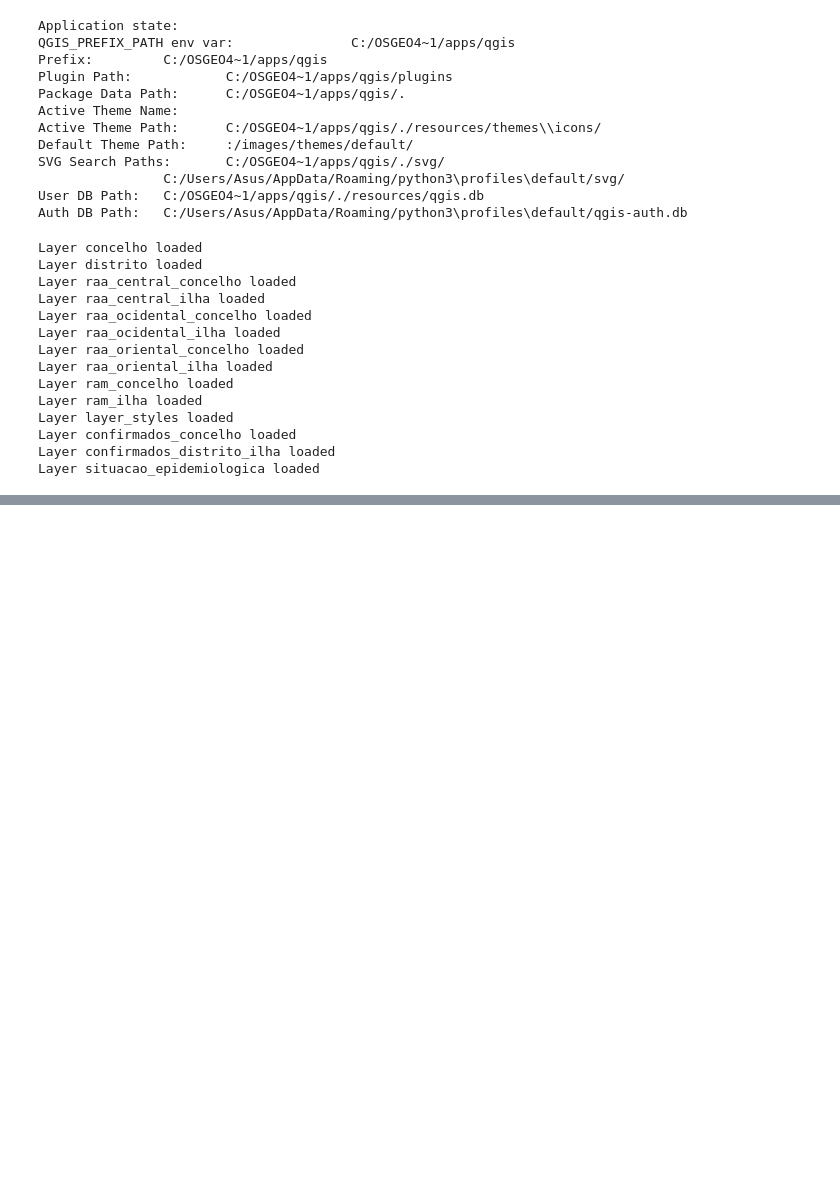
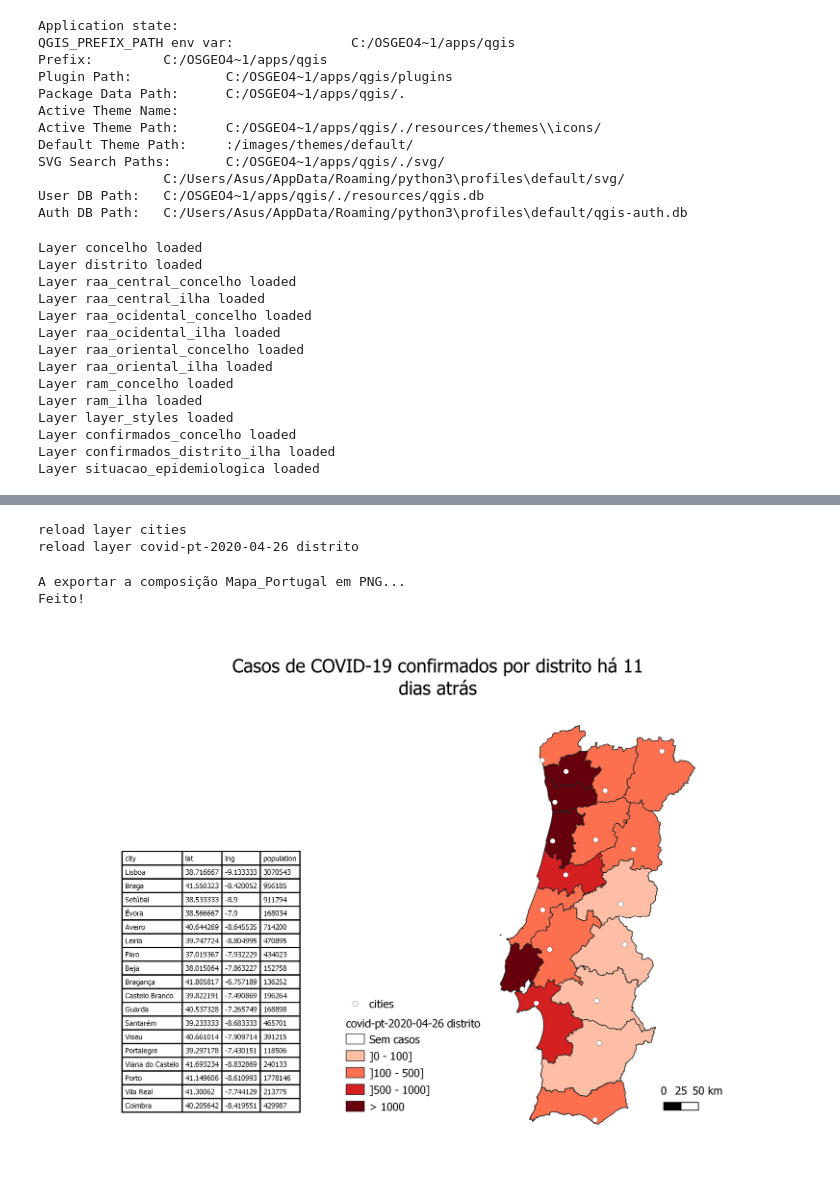
Before and after one commit to adolfothedias/Cartografia, a Jupyter notebook: Cartografia.ipynb, the cells around one changed output, grey strips where cells are left out. Saved outputs shown, nothing was run; the diff lists cells and outputs as text; code cells hidden in the pictures; blank space fills up the shorter version.

```diff
--- a/Cartografia.ipynb
+++ b/Cartografia.ipynb
@@ -130,0 +144,34 @@ for i in frame:
+# %%
+projectName = 'portugal_cases.qgz'
+project = QgsProject.instance()
+project.read(projectName)
+for layer in QgsProject.instance().mapLayers().values():
+    print('reload layer {}'.format( layer.name() ))
+    layer.reload()
+# %% [output]
+reload layer cities
+reload layer covid-pt-2020-04-26 distrito
+# %%
+from datetime import datetime, timedelta
+altdate = (datetime.now() - datetime(2020,4,20)).days
+manager = project.layoutManager()
+
+layoutName = 'Mapa_Portugal'
+mapaportugal = './tmp/Mapa_Portugal.png'
+layout = manager.layoutByName(layoutName)
+if layout:
+    titulo = layout.itemById('título');
+    titulo.setText("Casos de COVID-19 confirmados por distrito há {} dias atrás \n".format(altdate))
+    exporter = QgsLayoutExporter(layout)
+    print("A exportar a composição {} em PNG...".format(layoutName))
+    exporter.exportToImage( mapaportugal, QgsLayoutExporter.ImageExportSettings() )
+    print("Feito!")
+else:
+    print('Problema a ler as composições do projeto')
+
+from IPython.display import Image
+Image( mapaportugal )
+# %% [output]
+A exportar a composição Mapa_Portugal em PNG...
+Feito!
+[figure, added]
```
Also changed, not shown: parts of 5 cells of this notebook, 4 other files.
